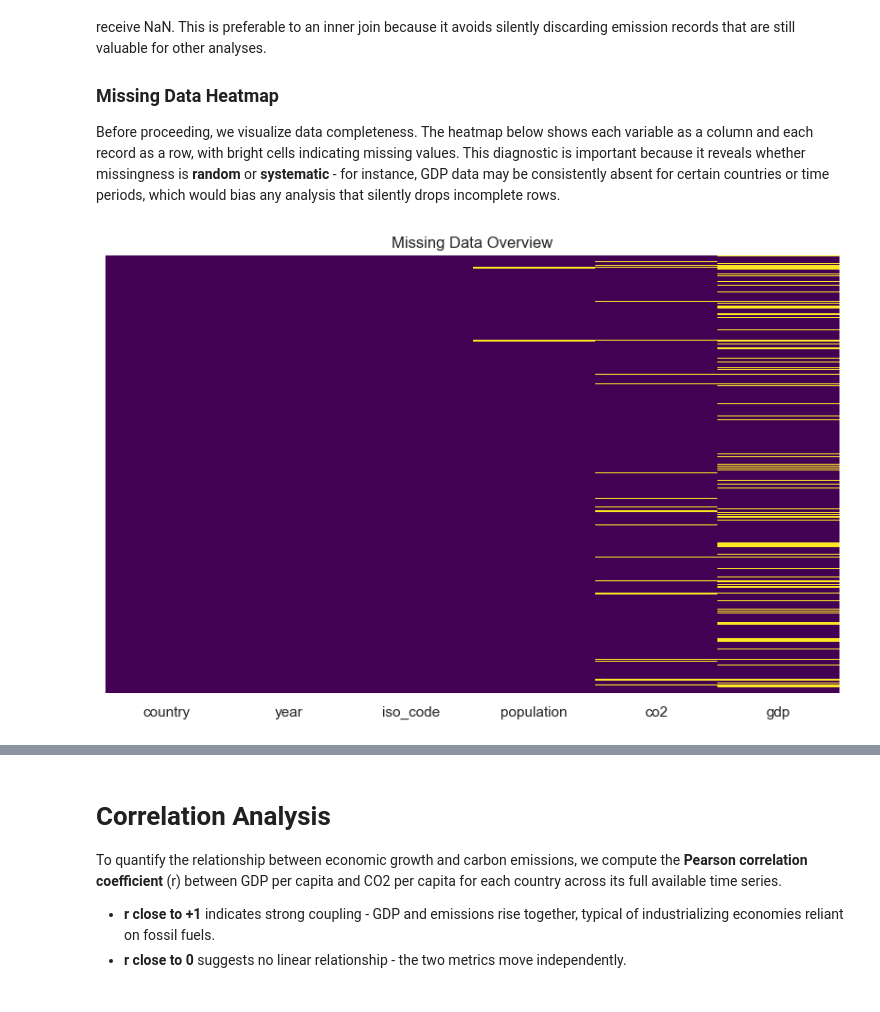
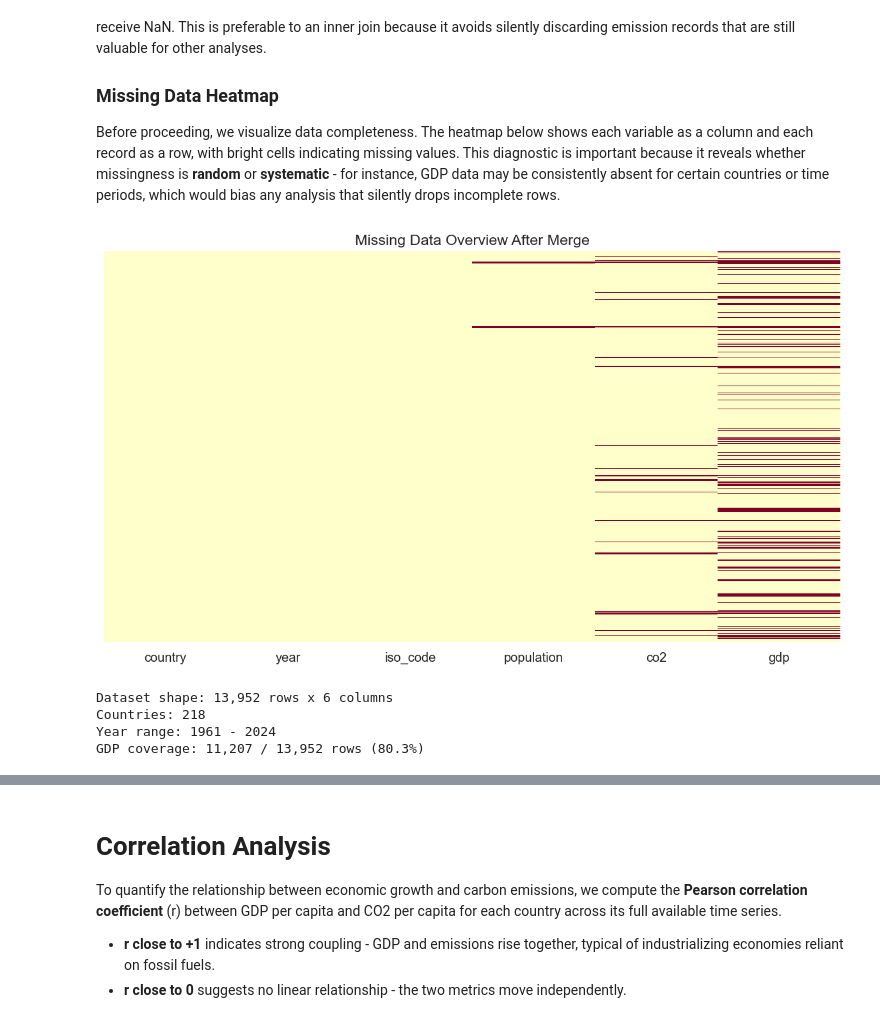
Before and after one commit to fabianfrank-dev/carbon_analysis, a Jupyter notebook: data_analytics_project.ipynb, the cells around one changed output, grey strips where cells are left out. Saved outputs shown, nothing was run; the diff lists cells and outputs as text; code cells hidden in the pictures.

```diff
--- a/data_analytics_project.ipynb
+++ b/data_analytics_project.ipynb
@@ -9,8 +9,6 @@ import pandas as pd
 import matplotlib.pyplot as plt
 import seaborn as sns
 import numpy as np
-import urllib.request
-import requests
 
 from functions import (
     apply_correlation_to_df,
@@ -24,8 +22,15 @@ from functions import (
     run_kmeans_elbow,
 )
 
-# set the themes
-sns.set_theme(style="darkgrid")
+# professional theme: clean white grid with muted palette
+sns.set_theme(style="whitegrid", palette="muted", font_scale=1.1)
+plt.rcParams.update({
+    "figure.dpi": 120,
+    "axes.titlesize": 14,
+    "axes.labelsize": 12,
+    "legend.fontsize": 10,
+    "figure.titlesize": 16,
+})
 %matplotlib inline
 # %% [markdown]
 ## Setup
@@ -139,18 +144,29 @@ We perform a **left join** of GDP onto the CO2 dataframe using `iso_code` and `y
 
 Before proceeding, we visualize data completeness. The heatmap below shows each variable as a column and each record as a row, with bright cells indicating missing values. This diagnostic is important because it reveals whether missingness is **random** or **systematic** - for instance, GDP data may be consistently absent for certain countries or time periods, which would bias any analysis that silently drops incomplete rows.
 # %%
-# merge the datasets on iso_code and year, append gdp to the right
+# merge the datasets on iso_code and year
 base_df = co2_df.merge(
     gdp_df,
     on=['iso_code', 'year'],
     how='left',
     suffixes=('_co2', '_gdp')
 )
 
-# show the dataframe as heatmap to see where we have missing values
-plt.figure(figsize=(10, 6))
-sns.heatmap(base_df.isnull(), yticklabels=False, cbar=False, cmap='viridis')
-plt.title("Missing Data Overview")
+# missing data heatmap
+fig, ax = plt.subplots(figsize=(10, 6))
+sns.heatmap(base_df.isnull(), yticklabels=False, cbar=False, cmap='YlOrRd', ax=ax)
+ax.set_title("Missing Data Overview After Merge")
+plt.tight_layout()
 plt.show()
+
+print(f"Dataset shape: {base_df.shape[0]:,} rows x {base_df.shape[1]} columns")
+print(f"Countries: {base_df['iso_code'].nunique()}")
+print(f"Year range: {base_df['year'].min()} - {base_df['year'].max()}")
+print(f"GDP coverage: {base_df['gdp'].notna().sum():,} / {len(base_df):,} rows "
+      f"({base_df['gdp'].notna().mean():.1%})")
 # %% [output]
-[figure, old version]
+[figure, new version]
+Dataset shape: 13,952 rows x 6 columns
+Countries: 218
+Year range: 1961 - 2024
+GDP coverage: 11,207 / 13,952 rows (80.3%)
```
Also changed, not shown: parts of 32 cells of this notebook.
